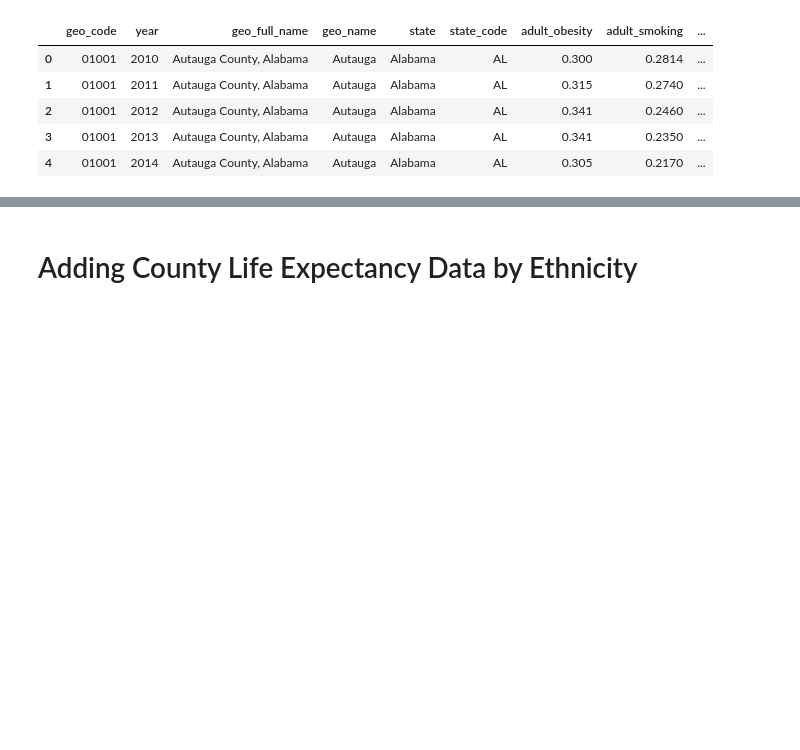
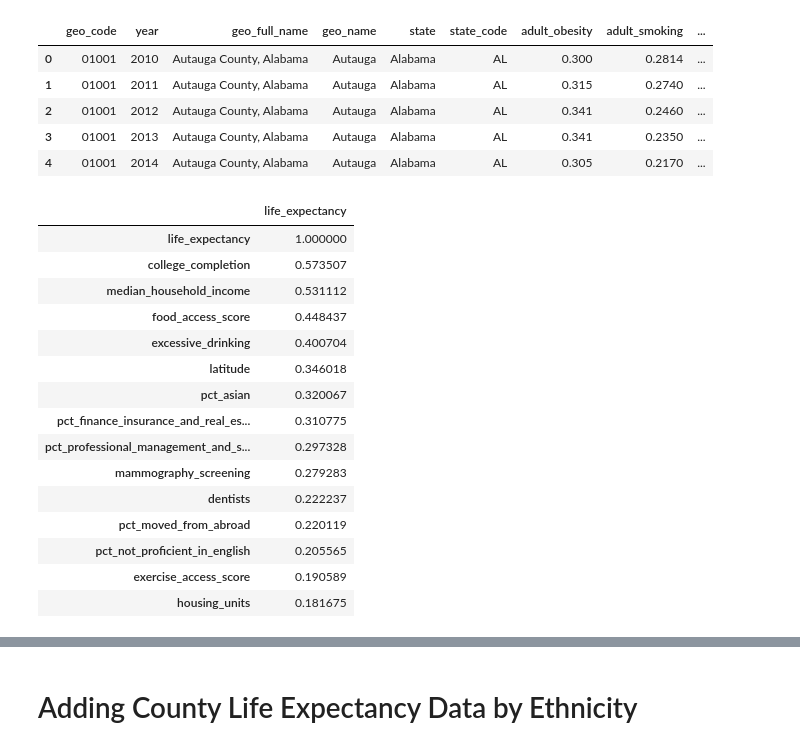
Before and after one commit to datascisteven/DSNY9-Disparities-in-Life-Expectancy-Dashboard, a Jupyter notebook: Preparing for Tableau.ipynb, the cells around one changed output, grey strips where cells are left out. Cells and saved outputs as stored; diff of their text form; code cells hidden in the pictures; blank space fills up the shorter version.

```diff
--- a/Preparing for Tableau.ipynb
+++ b/Preparing for Tableau.ipynb
@@ -375,3 +375,36 @@ df.head()
 | 2 | 01001 | 2012 | Autauga County, Alabama | Autauga | Alabama | AL | 0.341 | 0.2460 | ... |
 | 3 | 01001 | 2013 | Autauga County, Alabama | Autauga | Alabama | AL | 0.341 | 0.2350 | ... |
 | 4 | 01001 | 2014 | Autauga County, Alabama | Autauga | Alabama | AL | 0.305 | 0.2170 | ... |
+# %%
+numeric_data = df.select_dtypes(include=[np.number])
+
+# Calculating the correlation matrix between life expectancy and all other numeric variables
+correlation_matrix = numeric_data.corr()
+
+# Selecting correlations with life expectancy and sorting them
+life_expectancy_corr = correlation_matrix["life_expectancy"].sort_values(
+    ascending=False
+)
+
+# Display the top correlations (both positive and negative) with life expectancy
+top_positive_corr = life_expectancy_corr.head(15)
+top_negative_corr = life_expectancy_corr.tail(15)
+
+pd.DataFrame(top_positive_corr)
+# %% [output]
+|  | life_expectancy |
+| life_expectancy | 1.000000 |
+| college_completion | 0.573507 |
+| median_household_income | 0.531112 |
+| food_access_score | 0.448437 |
+| excessive_drinking | 0.400704 |
+| latitude | 0.346018 |
+| pct_asian | 0.320067 |
+| pct_finance_insurance_and_real_es... | 0.310775 |
+| pct_professional_management_and_s... | 0.297328 |
+| mammography_screening | 0.279283 |
+| dentists | 0.222237 |
+| pct_moved_from_abroad | 0.220119 |
+| pct_not_proficient_in_english | 0.205565 |
+| exercise_access_score | 0.190589 |
+| housing_units | 0.181675 |
```
Also changed, not shown: parts of 8 cells of this notebook, 1 other file.
